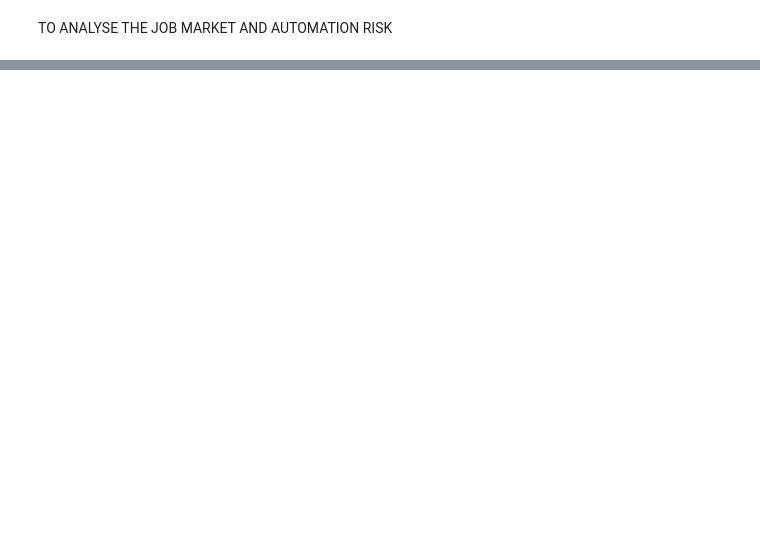
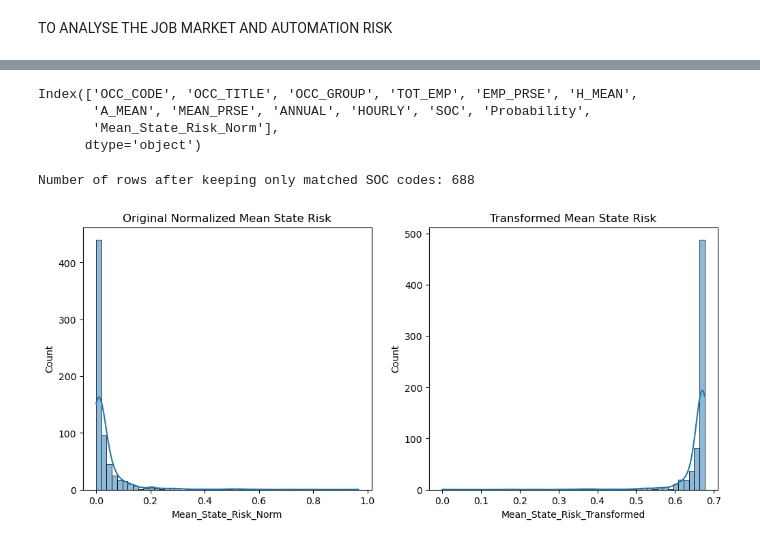
Before and after one commit to maansesharma/Job_Automation_risk, a Jupyter notebook: domain_applications_x23410396.ipynb, the cells around one changed output, grey strips where cells are left out. Cells and saved outputs as stored; diff of their text form; code cells hidden in the pictures; blank space fills up the shorter version.

```diff
--- a/domain_applications_x23410396.ipynb
+++ b/domain_applications_x23410396.ipynb
@@ -182,0 +176,16 @@ KeyError: "['automation_risk', 'future_demand_score'] not found in axis"
+# %%
+state_cols = df_risk.columns[3:]  # Alabama → Wyoming
+df_risk['Mean_State_Risk'] = df_risk[state_cols].mean(axis=1)
+
+# Keep only essential columns
+df_risk_clean = df_risk[['SOC', 'Probability', 'Mean_State_Risk']]
+# %%
+# Normalize state-level risk columns
+scaler = MinMaxScaler()
+df_risk[state_cols] = scaler.fit_transform(df_risk[state_cols])
+
+# Compute mean normalized risk
+df_risk['Mean_State_Risk_Norm'] = df_risk[state_cols].mean(axis=1)
+
+# Keep relevant columns
+df_risk_clean = df_risk[['SOC', 'Probability', 'Mean_State_Risk_Norm']]
@@ -182,0 +212,37 @@ KeyError: "['automation_risk', 'future_demand_score'] not found in axis"
+# %%
+merged_df = df_sal.merge(df_risk_clean, left_on='OCC_CODE', right_on='SOC', how='left')
+# %%
+print(merged_df.columns)
+# %% [output]
+Index(['OCC_CODE', 'OCC_TITLE', 'OCC_GROUP', 'TOT_EMP', 'EMP_PRSE', 'H_MEAN',
+       'A_MEAN', 'MEAN_PRSE', 'ANNUAL', 'HOURLY', 'SOC', 'Probability',
+       'Mean_State_Risk_Norm'],
+      dtype='object')
+# %%
+# Keep only rows that have matching risk data
+merged_df_matched = merged_df.dropna(subset=['Probability']).copy()
+
+print(f"Number of rows after keeping only matched SOC codes: {len(merged_df_matched)}")
+# %% [output]
+Number of rows after keeping only matched SOC codes: 688
+# %%
+merged_df_matched = merged_df.drop(columns=['SOC'])
+merged_df_matched['Mean_State_Risk_Log'] = np.log1p(merged_df_matched['Mean_State_Risk_Norm'])
+# %%
+# Mirror the data to apply log1p
+max_risk = merged_df_matched['Mean_State_Risk_Norm'].max()
+merged_df_matched['Mean_State_Risk_Transformed'] = np.log1p(max_risk - merged_df_matched['Mean_State_Risk_Norm'])
+
+# Check new distribution
+plt.figure(figsize=(12,5))
+plt.subplot(1,2,1)
+sns.histplot(merged_df_matched['Mean_State_Risk_Norm'], bins=50, kde=True)
+plt.title('Original Normalized Mean State Risk')
+
+plt.subplot(1,2,2)
+sns.histplot(merged_df_matched['Mean_State_Risk_Transformed'], bins=50, kde=True)
+plt.title('Transformed Mean State Risk')
+
+plt.show()
+# %% [output]
+[figure, added]
```
Also changed, not shown: parts of 62 cells of this notebook, 5 other files.
